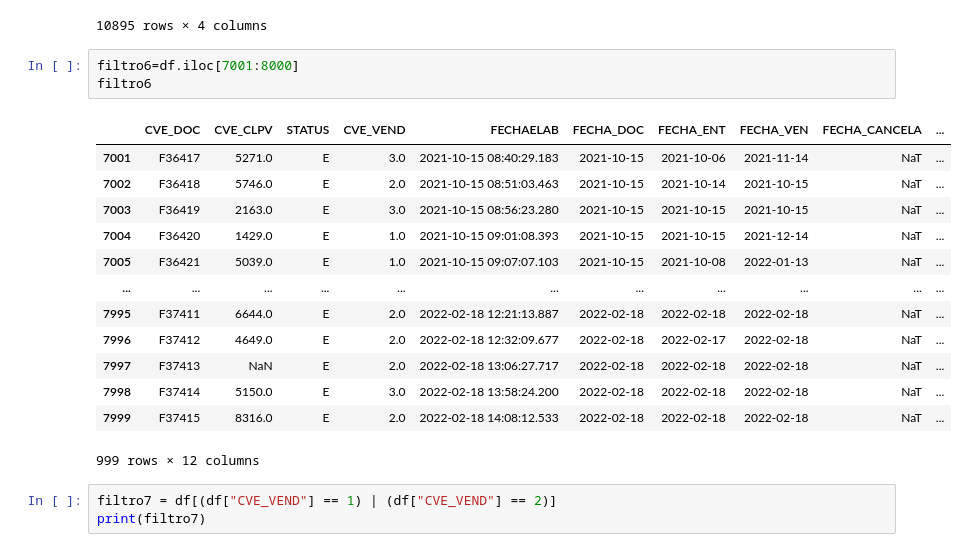
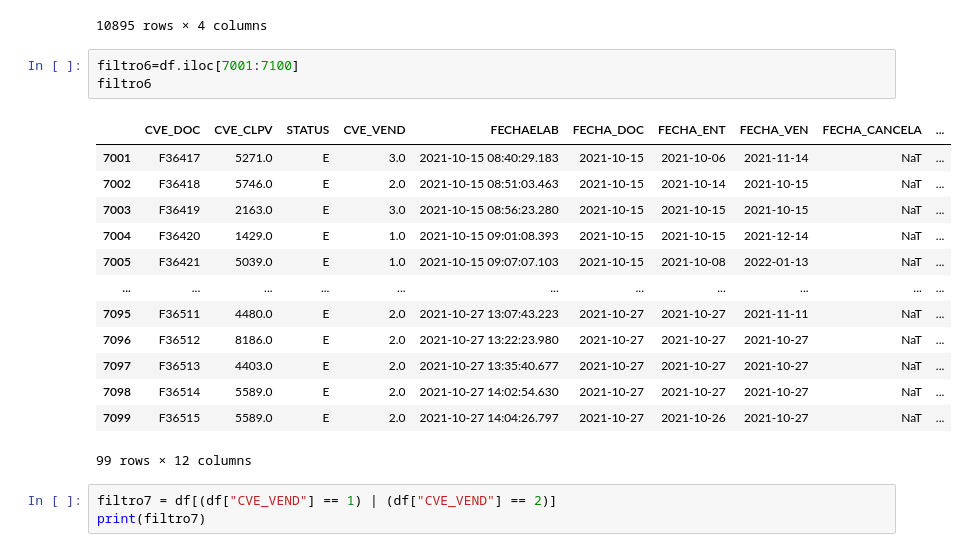
Before and after one commit to DavidTipa/extraccion_datos, a Jupyter notebook: 2.2_Extracción_Datos/3_extracion_datos.ipynb, the cells around one changed output. Saved outputs shown, nothing was run; the diff lists cells and outputs as text.

```diff
--- a/2.2_Extracción_Datos/3_extracion_datos.ipynb
+++ b/2.2_Extracción_Datos/3_extracion_datos.ipynb
@@ -102,22 +102,22 @@ filtro5
 | 10894 | F40310 | 2023-03-01 | 2023-03-07 | 517.20 |
 10895 rows × 4 columns
 # %%
-filtro6=df.iloc[7001:8000]
+filtro6=df.iloc[7001:7100]
 filtro6
 # %% [output]
 |  | CVE_DOC | CVE_CLPV | STATUS | CVE_VEND | FECHAELAB | FECHA_DOC | FECHA_ENT | FECHA_VEN | FECHA_CANCELA | ... |
 | 7001 | F36417 | 5271.0 | E | 3.0 | 2021-10-15 08:40:29.183 | 2021-10-15 | 2021-10-06 | 2021-11-14 | NaT | ... |
 | 7002 | F36418 | 5746.0 | E | 2.0 | 2021-10-15 08:51:03.463 | 2021-10-15 | 2021-10-14 | 2021-10-15 | NaT | ... |
 | 7003 | F36419 | 2163.0 | E | 3.0 | 2021-10-15 08:56:23.280 | 2021-10-15 | 2021-10-15 | 2021-10-15 | NaT | ... |
 | 7004 | F36420 | 1429.0 | E | 1.0 | 2021-10-15 09:01:08.393 | 2021-10-15 | 2021-10-15 | 2021-12-14 | NaT | ... |
 | 7005 | F36421 | 5039.0 | E | 1.0 | 2021-10-15 09:07:07.103 | 2021-10-15 | 2021-10-08 | 2022-01-13 | NaT | ... |
 | ... | ... | ... | ... | ... | ... | ... | ... | ... | ... | ... |
-| 7995 | F37411 | 6644.0 | E | 2.0 | 2022-02-18 12:21:13.887 | 2022-02-18 | 2022-02-18 | 2022-02-18 | NaT | ... |
-| 7996 | F37412 | 4649.0 | E | 2.0 | 2022-02-18 12:32:09.677 | 2022-02-18 | 2022-02-17 | 2022-02-18 | NaT | ... |
-| 7997 | F37413 | NaN | E | 2.0 | 2022-02-18 13:06:27.717 | 2022-02-18 | 2022-02-18 | 2022-02-18 | NaT | ... |
-| 7998 | F37414 | 5150.0 | E | 3.0 | 2022-02-18 13:58:24.200 | 2022-02-18 | 2022-02-18 | 2022-02-18 | NaT | ... |
-| 7999 | F37415 | 8316.0 | E | 2.0 | 2022-02-18 14:08:12.533 | 2022-02-18 | 2022-02-18 | 2022-02-18 | NaT | ... |
+| 7095 | F36511 | 4480.0 | E | 2.0 | 2021-10-27 13:07:43.223 | 2021-10-27 | 2021-10-27 | 2021-11-11 | NaT | ... |
+| 7096 | F36512 | 8186.0 | E | 2.0 | 2021-10-27 13:22:23.980 | 2021-10-27 | 2021-10-27 | 2021-10-27 | NaT | ... |
+| 7097 | F36513 | 4403.0 | E | 2.0 | 2021-10-27 13:35:40.677 | 2021-10-27 | 2021-10-27 | 2021-10-27 | NaT | ... |
+| 7098 | F36514 | 5589.0 | E | 2.0 | 2021-10-27 14:02:54.630 | 2021-10-27 | 2021-10-27 | 2021-10-27 | NaT | ... |
+| 7099 | F36515 | 5589.0 | E | 2.0 | 2021-10-27 14:04:26.797 | 2021-10-27 | 2021-10-26 | 2021-10-27 | NaT | ... |
-999 rows × 12 columns
+99 rows × 12 columns
 # %%
 filtro7 = df[(df["CVE_VEND"] == 1) | (df["CVE_VEND"] == 2)]
 print(filtro7)
```
Also changed, not shown: parts of 1 cell of this notebook, 1 other file.
